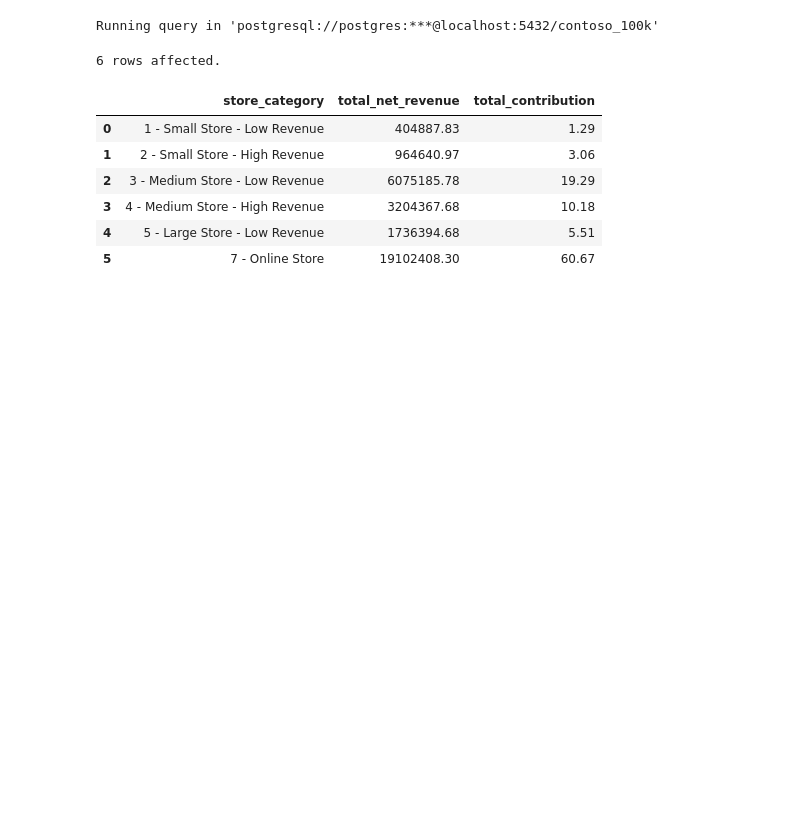
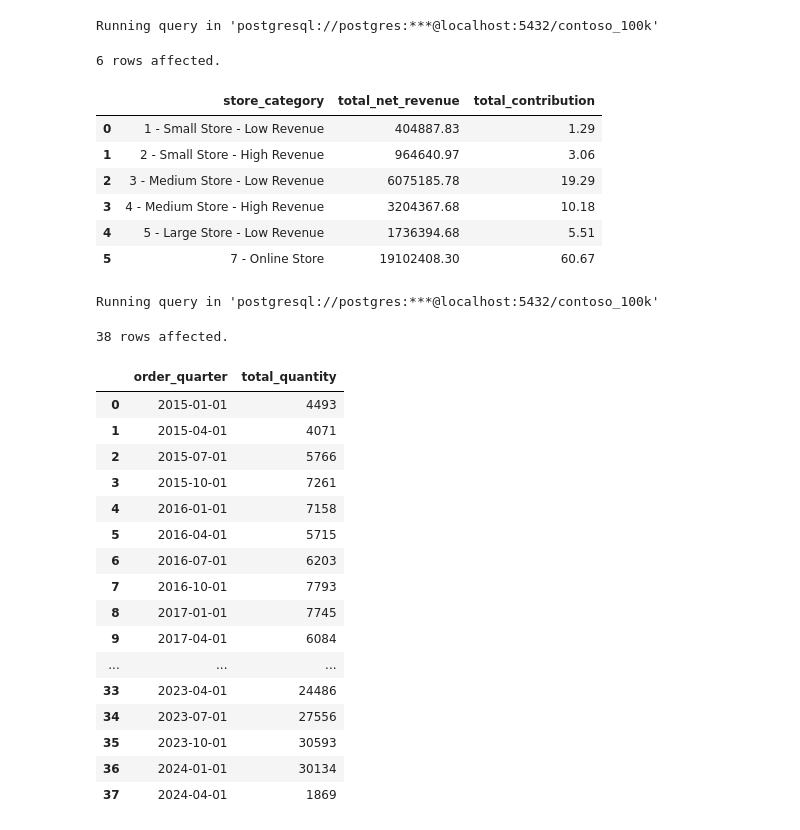
Before and after one commit to Du6eniuk/Du6eniuk, a Jupyter notebook: 0_Intro/2_Colab_Notebooks.ipynb, the cells around one changed output. Saved outputs shown, nothing was run; the diff lists cells and outputs as text; code cells hidden in the pictures; blank space fills up the shorter version.

```diff
--- a/0_Intro/2_Colab_Notebooks.ipynb
+++ b/0_Intro/2_Colab_Notebooks.ipynb
@@ -712,3 +712,31 @@ Running query in 'postgresql://postgres:***@localhost:5432/contoso_100k'
 | 3 | 4 - Medium Store - High Revenue | 3204367.68 | 10.18 |
 | 4 | 5 - Large Store - Low Revenue | 1736394.68 | 5.51 |
 | 5 | 7 - Online Store | 19102408.30 | 60.67 |
+# %%
+%%sql
+SELECT
+DATE_TRUNC('quarter', orderdate)::date AS order_quarter,
+SUM(quantity) AS total_quantity
+FROM sales
+GROUP BY 1
+ORDER BY 1
+# %% [output]
+Running query in 'postgresql://postgres:***@localhost:5432/contoso_100k'
+38 rows affected.
+|  | order_quarter | total_quantity |
+| 0 | 2015-01-01 | 4493 |
+| 1 | 2015-04-01 | 4071 |
+| 2 | 2015-07-01 | 5766 |
+| 3 | 2015-10-01 | 7261 |
+| 4 | 2016-01-01 | 7158 |
+| 5 | 2016-04-01 | 5715 |
+| 6 | 2016-07-01 | 6203 |
+| 7 | 2016-10-01 | 7793 |
+| 8 | 2017-01-01 | 7745 |
+| 9 | 2017-04-01 | 6084 |
+| ... | ... | ... |
+| 33 | 2023-04-01 | 24486 |
+| 34 | 2023-07-01 | 27556 |
+| 35 | 2023-10-01 | 30593 |
+| 36 | 2024-01-01 | 30134 |
+| 37 | 2024-04-01 | 1869 |
```
Also changed, not shown: parts of 2 cells of this notebook.
